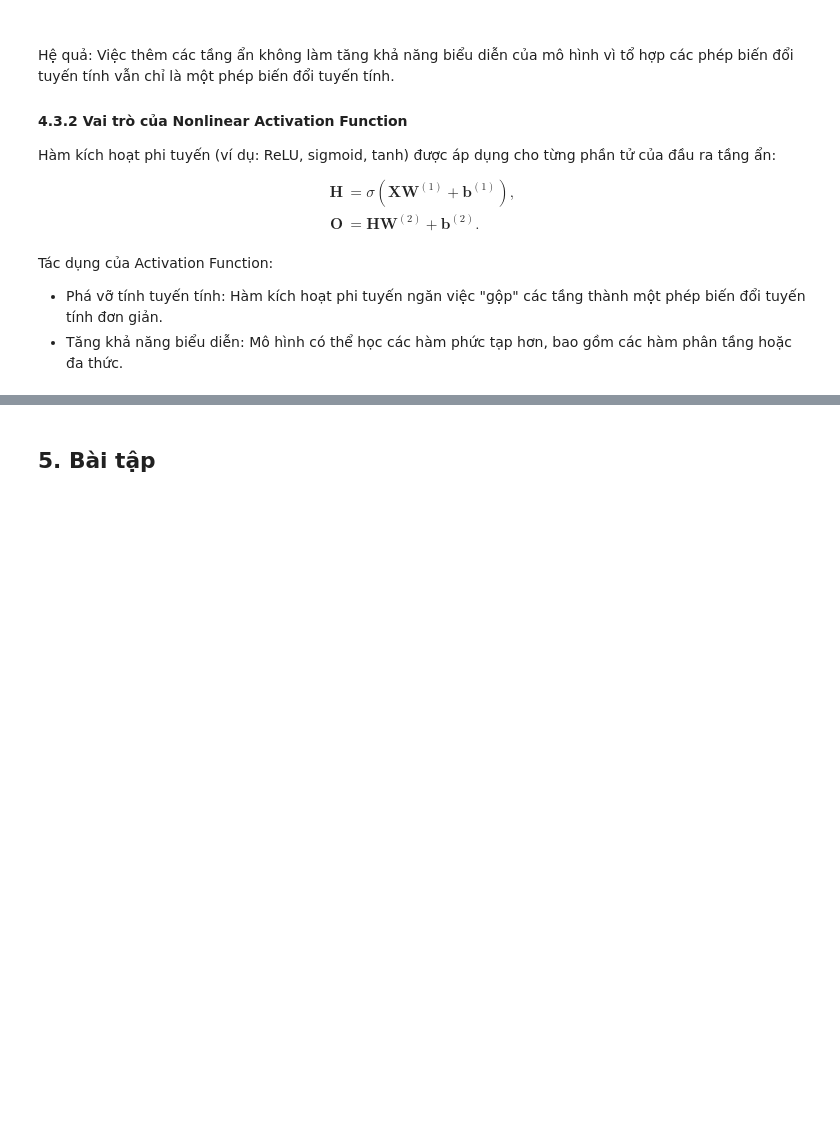
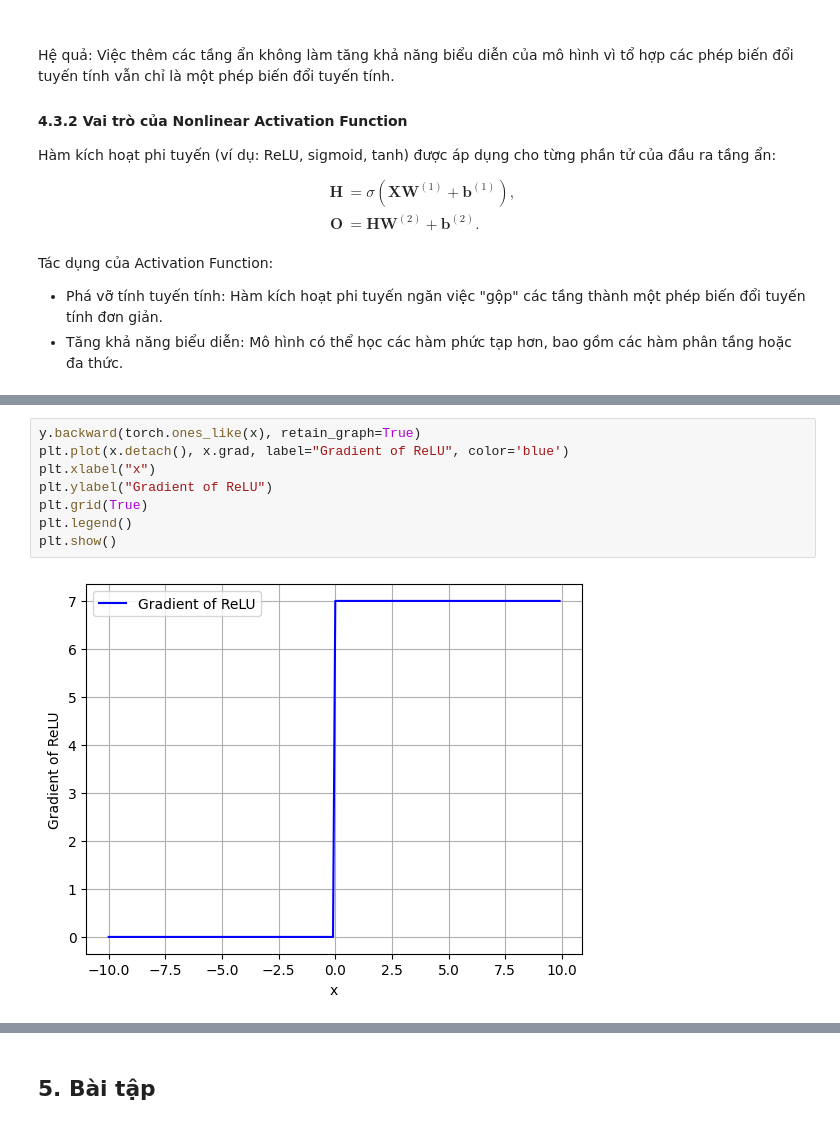
Before and after one commit to lifebow/MFFCS, a Jupyter notebook: hiddenLayers.ipynb, the cells around one changed output, grey strips where cells are left out. Cells and saved outputs as stored; diff of their text form; blank space fills up the shorter version.

```diff
--- a/hiddenLayers.ipynb
+++ b/hiddenLayers.ipynb
@@ -122,0 +151,10 @@ Hàm kích hoạt trong mạng neural là hàm phi tuyến được áp dụng l
+# %%
+y.backward(torch.ones_like(x), retain_graph=True)
+plt.plot(x.detach(), x.grad, label="Gradient of ReLU", color='blue')
+plt.xlabel("x")
+plt.ylabel("Gradient of ReLU")
+plt.grid(True)
+plt.legend()
+plt.show()
+# %% [output]
+[figure, added]
```
Also changed, not shown: parts of 27 cells of this notebook.
